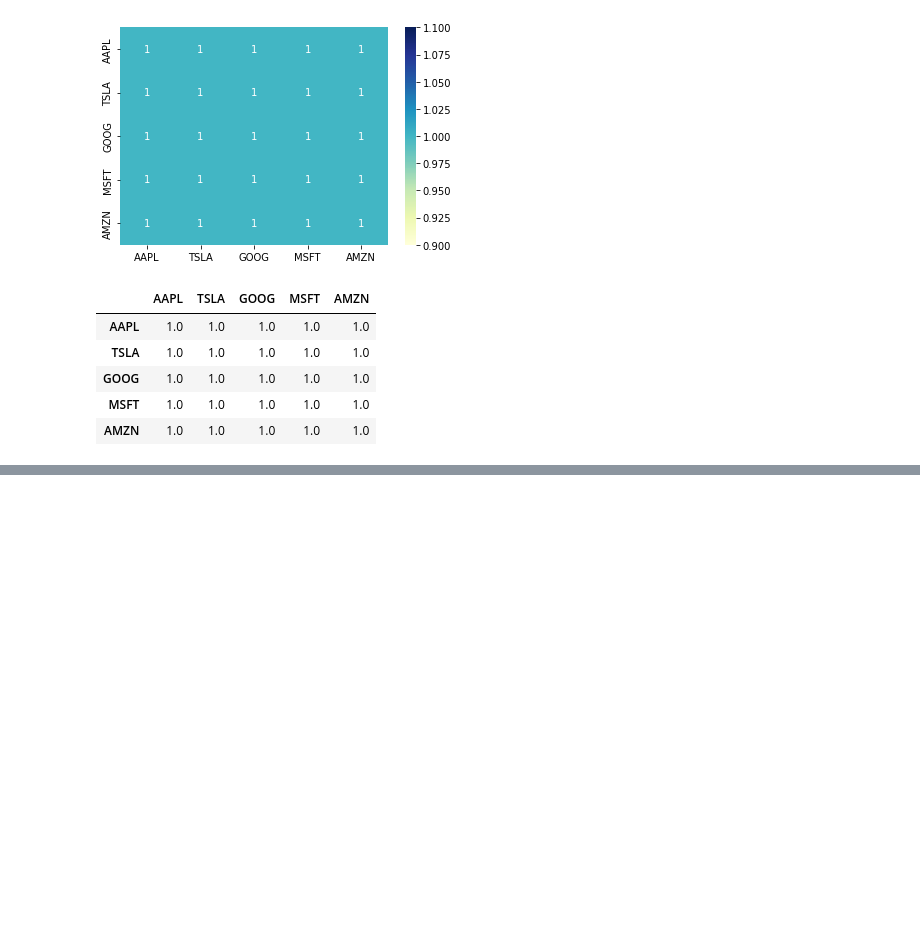
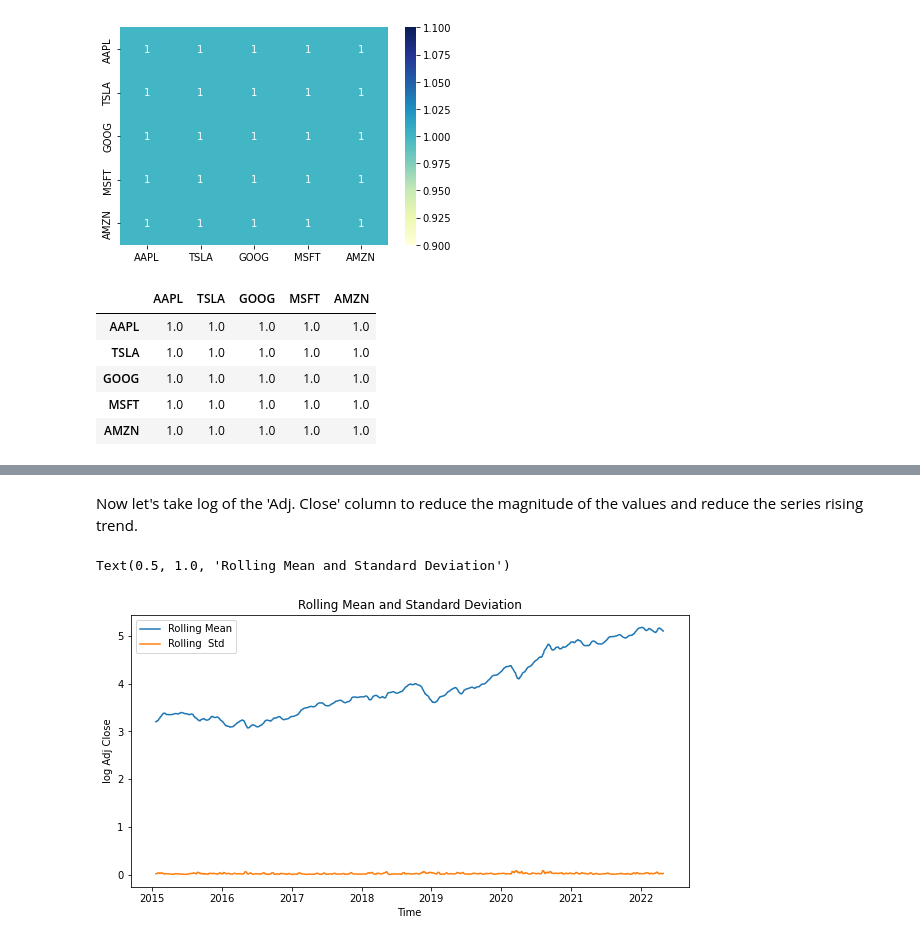
Before and after one commit to sawan848/stock-price-prediction, a Jupyter notebook: stock-price-prediction.ipynb, the cells around one changed output, grey strips where cells are left out. Saved outputs shown, nothing was run; the diff lists cells and outputs as text; code cells hidden in the pictures; blank space fills up the shorter version.

```diff
--- a/stock-price-prediction.ipynb
+++ b/stock-price-prediction.ipynb
@@ -668,0 +576,2 @@ from pmdarima.arima import auto_arima
+# %%
+AAPL_df["Date"]=pd.to_datetime(AAPL_df["Date"])
@@ -668,0 +589,17 @@ from pmdarima.arima import auto_arima
+# %% [markdown]
+Now let's take log of the 'Adj. Close' column to reduce the magnitude of the values and reduce the series rising trend.
+# %%
+AAPL_df['log Adj Close']=np.log(AAPL_df['Adj Close'])
+AAPL_log_moving_avg=AAPL_df['log Adj Close'].rolling(12).mean()
+AAPL_log_std=AAPL_df['log Adj Close'].rolling(12).std()
+
+plt.figure(figsize=(10,5))
+plt.plot(AAPL_df['Date'],AAPL_log_moving_avg,label='Rolling Mean')
+plt.plot(AAPL_df['Date'],AAPL_log_std,label='Rolling  Std')
+plt.xlabel('Time')
+plt.ylabel('log Adj Close')
+plt.legend(loc='best')
+plt.title('Rolling Mean and Standard Deviation')
+# %% [output]
+Text(0.5, 1.0, 'Rolling Mean and Standard Deviation')
+[figure, added]
```
Also changed, not shown: parts of 70 cells of this notebook, 27 other files.
